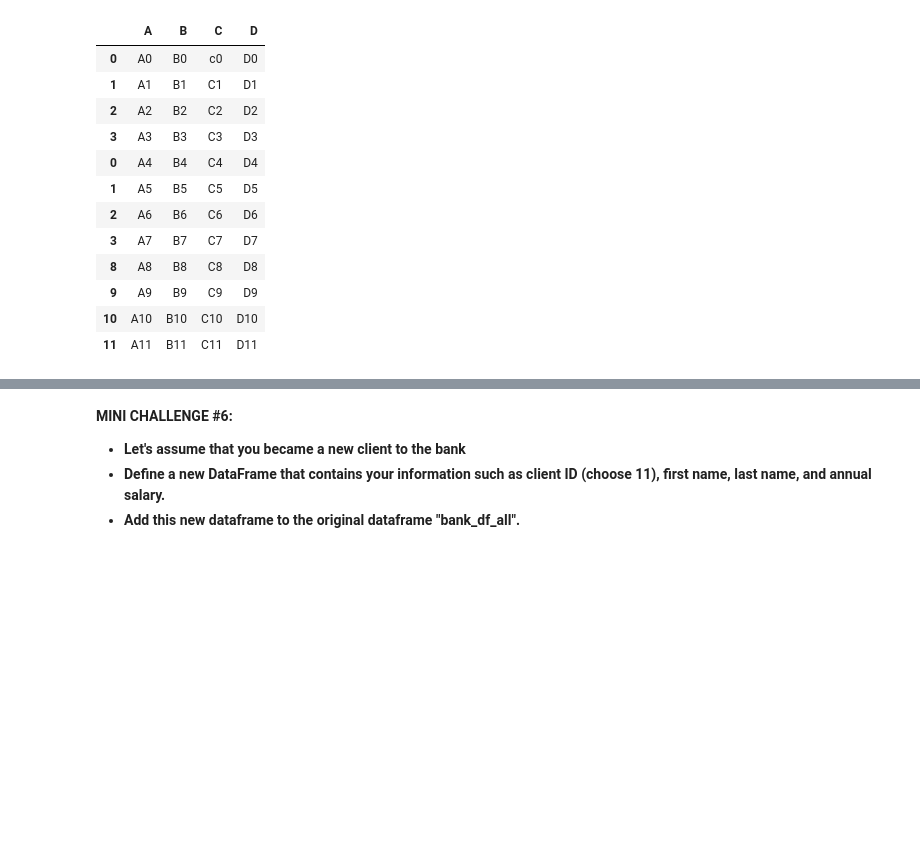
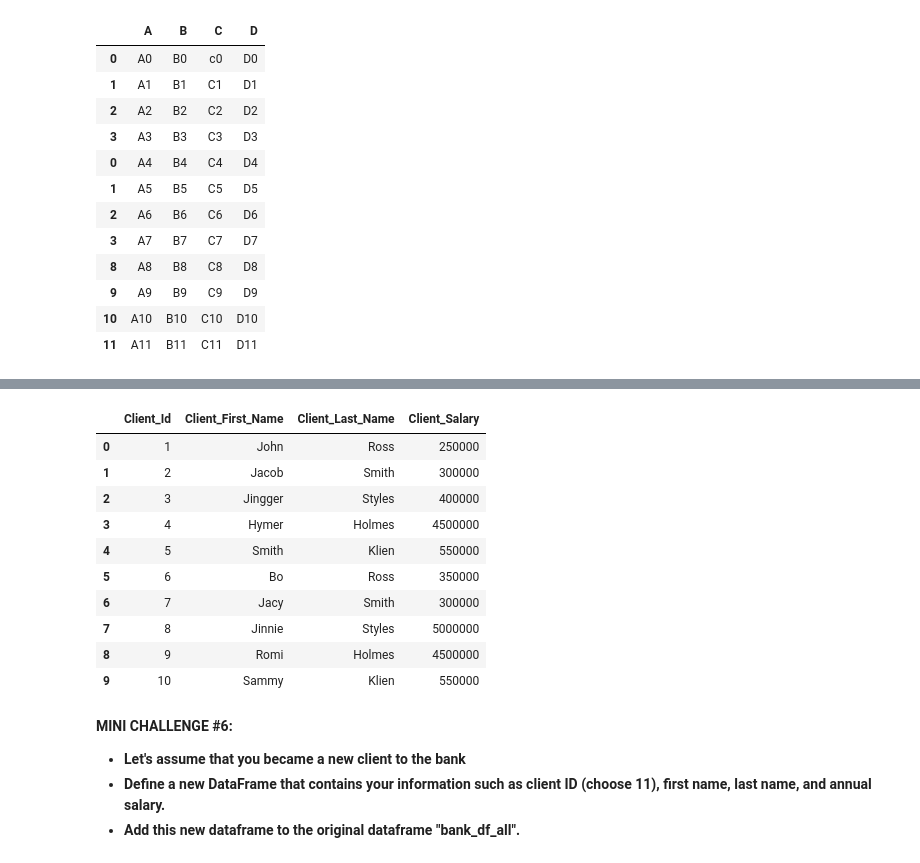
Before and after one commit to SangeetaChatterjee/Python_Stockmarket_Profile, a Jupyter notebook: 8_Python_101_Python_Libraries_for_Data_Analysis_Pandas_Skeleton.ipynb, the cells around one changed output, grey strips where cells are left out. Cells and saved outputs as stored; diff of their text form; code cells hidden in the pictures; blank space fills up the shorter version.

```diff
--- a/8_Python_101_Python_Libraries_for_Data_Analysis_Pandas_Skeleton.ipynb
+++ b/8_Python_101_Python_Libraries_for_Data_Analysis_Pandas_Skeleton.ipynb
@@ -216,2 +230,7 @@ df
 # %%
 # Let's define another dataframe for a separate list of clients (IDs = 6, 7, 8, 9, 10)
+Client_dict2 = {'Client_Id':['6','7','8','9','10'],
+              'Client_First_Name':['Bo','Jacy','Jinnie','Romi','Sammy'],
+              'Client_Last_Name':['Ross','Smith','Styles','Holmes','Klien']}
+Client_df2 = pd.DataFrame(Client_dict2)
+Client_df2
@@ -226,3 +271,17 @@ df
+# %%
+All_Client_Sal_df
+# %% [output]
+|  | Client_Id | Client_First_Name | Client_Last_Name | Client_Salary |
+| 0 | 1 | John | Ross | 250000 |
+| 1 | 2 | Jacob | Smith | 300000 |
+| 2 | 3 | Jingger | Styles | 400000 |
+| 3 | 4 | Hymer | Holmes | 4500000 |
+| 4 | 5 | Smith | Klien | 550000 |
+| 5 | 6 | Bo | Ross | 350000 |
+| 6 | 7 | Jacy | Smith | 300000 |
+| 7 | 8 | Jinnie | Styles | 5000000 |
+| 8 | 9 | Romi | Holmes | 4500000 |
+| 9 | 10 | Sammy | Klien | 550000 |
 # %% [markdown]
 **MINI CHALLENGE #6:**
 - **Let's assume that you became a new client to the bank**
```
Also changed, not shown: parts of 8 cells of this notebook.
